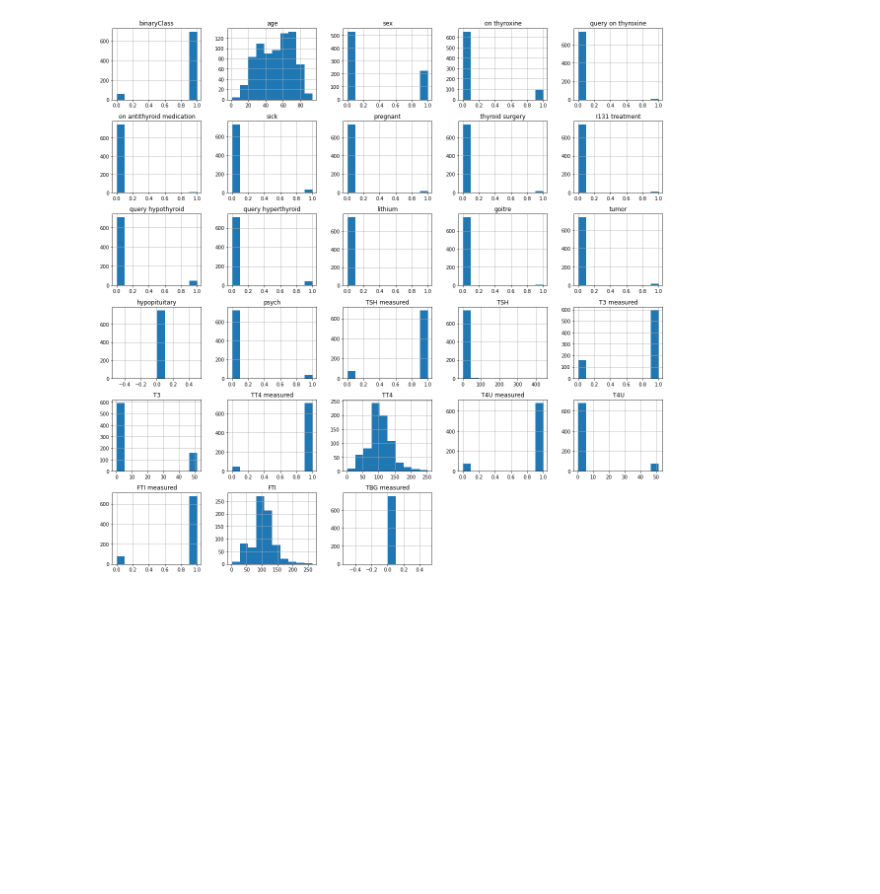
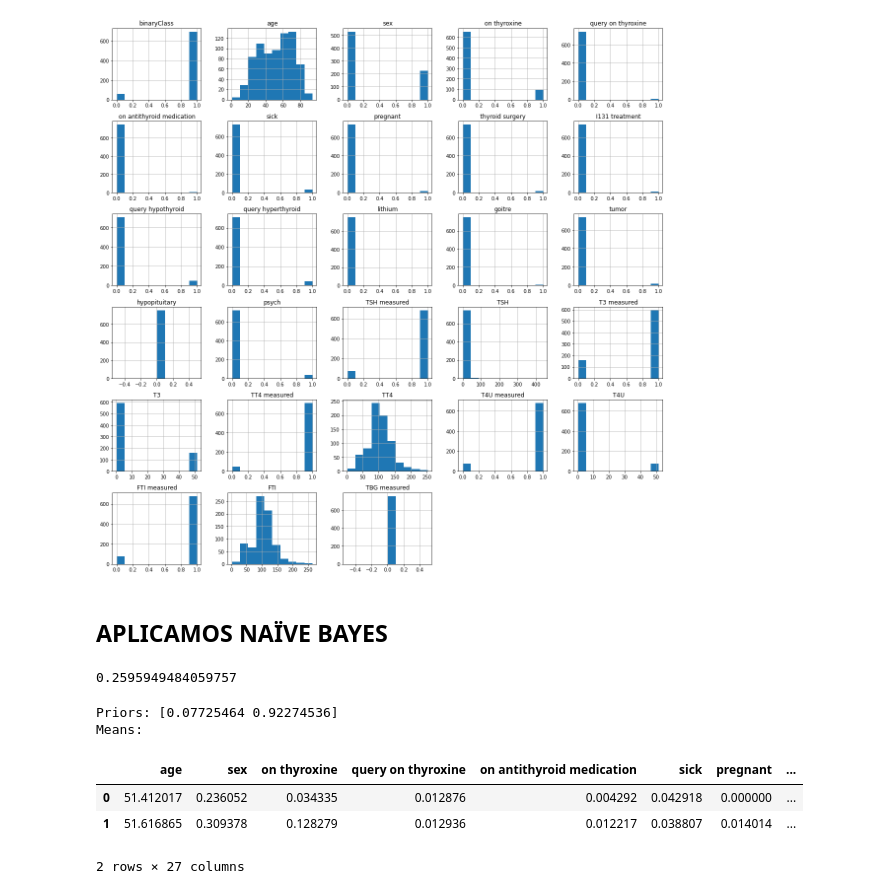
Before and after one commit to cuberhaus/APA_Practica, a Jupyter notebook: hypothyroid.ipynb, the cells around one changed output. Drawn from its saved outputs; the diff is of its cells as text; code cells hidden in the pictures; blank space fills up the shorter version.

```diff
--- a/hypothyroid.ipynb
+++ b/hypothyroid.ipynb
@@ -761,0 +762,38 @@ titanic_test.to_csv('titanic_test.csv', index=False)
+# %% [markdown]
+## APLICAMOS NAÏVE BAYES
+# %%
+#Conseguimos el csv de entrenamiento
+from pandas import read_csv
+X_train = read_csv('df_train.csv')
+y_train = X_train['binaryClass']
+
+X_train.drop('binaryClass', axis=1, inplace = True)
+
+#Conseguimos el csv de test
+X_test = read_csv('df_test.csv')
+y_test = X_test['binaryClass']
+
+X_test.drop('binaryClass', axis=1, inplace = True)
+# %%
+from sklearn.naive_bayes import GaussianNB
+from sklearn.model_selection import cross_val_score
+
+gnb = GaussianNB()
+print(np.mean(cross_val_score(gnb,X_train,y_train,cv=10)))
+
+gnb_model = GaussianNB().fit(X_train, y_train)
+# %% [output]
+0.2595949484059757
+# %%
+print('Priors:', gnb_model.class_prior_)
+print('Means:\n')
+means =pd.DataFrame(gnb_model.theta_)
+means.columns=X_train.columns
+means
+# %% [output]
+Priors: [0.07725464 0.92274536]
+Means:
+|  | age | sex | on thyroxine | query on thyroxine | on antithyroid medication | sick | pregnant | ... |
+| 0 | 51.412017 | 0.236052 | 0.034335 | 0.012876 | 0.004292 | 0.042918 | 0.000000 | ... |
+| 1 | 51.616865 | 0.309378 | 0.128279 | 0.012936 | 0.012217 | 0.038807 | 0.014014 | ... |
+2 rows × 27 columns
```
Also changed, not shown: parts of 3 cells of this notebook.
